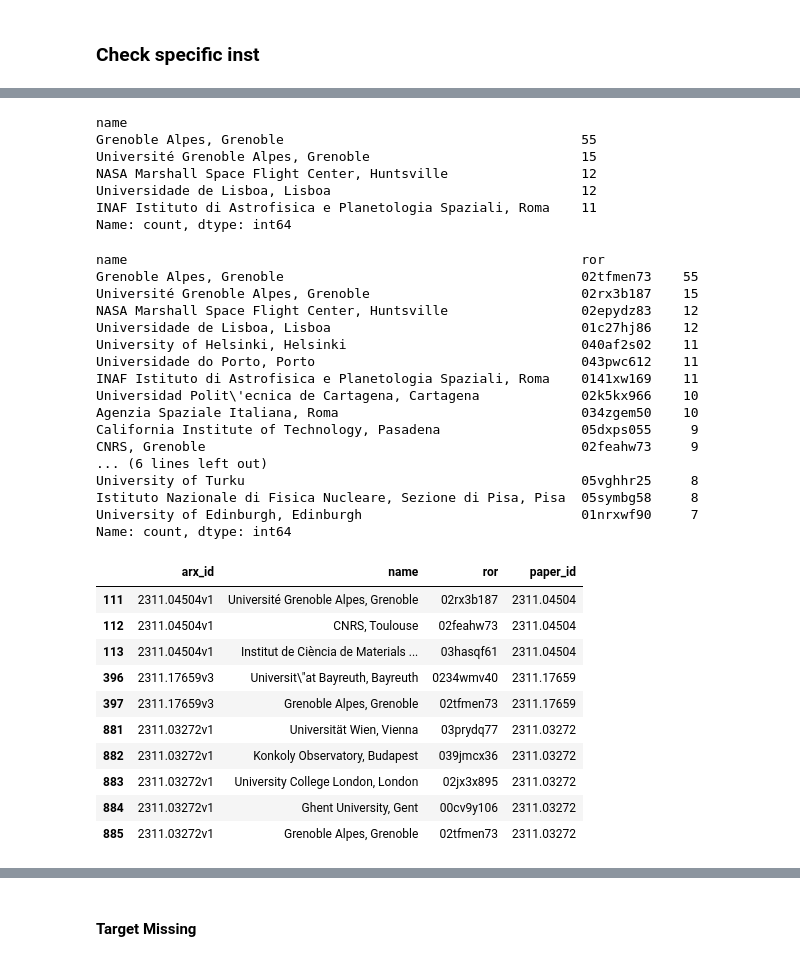
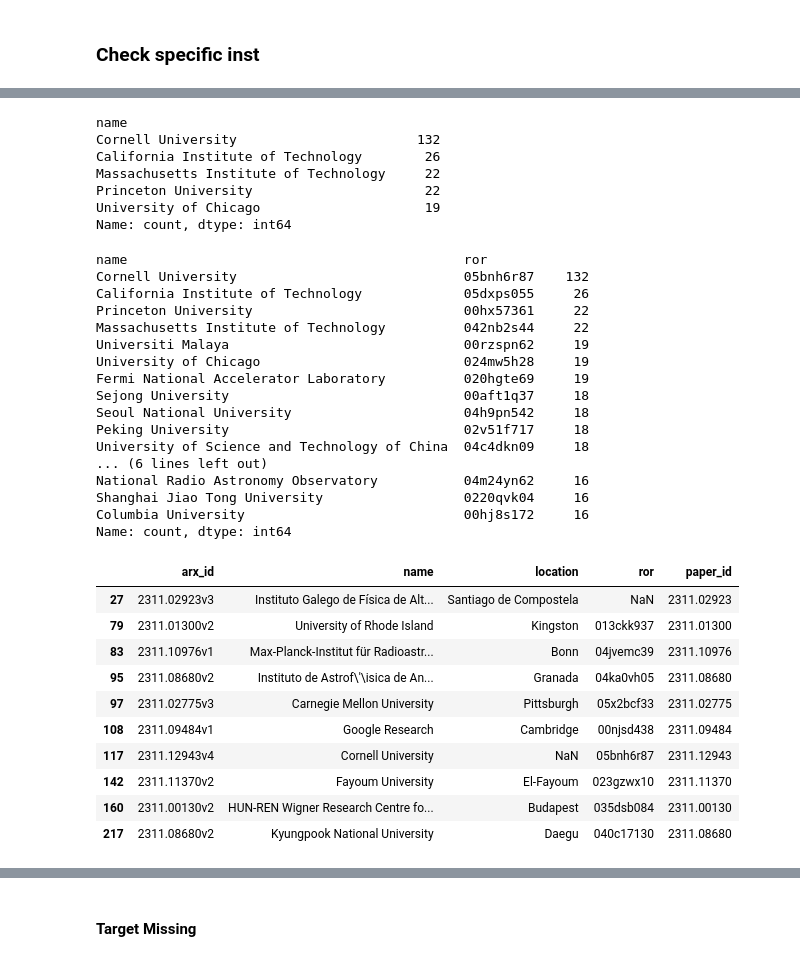
Before and after one commit to arXiv/metadata-vertexai, a Jupyter notebook: ccameron_evaluate.ipynb, the cells around one changed output, grey strips where cells are left out. Saved outputs shown, nothing was run; the diff lists cells and outputs as text; code cells hidden in the pictures.

```diff
--- a/ccameron_evaluate.ipynb
+++ b/ccameron_evaluate.ipynb
@@ -155,7 +155,7 @@ def get_children_for_ror(target_id):
 # %%
 #results_file = "gs://institutional-extract-scratch/reference/arx_ids/2311_ids.csv"
 #results_file = "gs://institutional-extract-scratch/output/2311_db_all_2025-04-28.csv.zip"
-results_file = "gs://institutional-extract-scratch/output/2311_db_json_all_2025-05-01.csv.zip"
+results_file = "gs://institutional-extract-scratch/output/2311_db_json_all_2025-05-08.csv.zip"
 # %%
 test_ids_df = pd.read_csv(results_file)
 
@@ -323,7 +323,7 @@ vip_df.head()
 # %% [markdown]
 ### Eval results
 # %%
-ror_wd_map = phase_one.ROR_FINDER.withdrawn_map
+ror_wd_map = phase_one.ROR_FINDER.withdrawn_map if phase_one.ROR_FINDER.withdrawn_map else phase_one.ROR_FINDER.build_withdrawn_map()
 ror_wd_map.get('https://ror.org/04zrf7b53')
 ror_wd_map.get('https://ror.org/02aj0kh94')
 # %% [output]
@@ -454,11 +454,17 @@ dtype: int64
 | 584 | 2311.00048v2 | Arizona State University | 03efmqc40 |
 # %%
 res_df = pd.read_csv(results_file)
+
+blacklist = set([
+      "00m2zh467", #ArXiv, which comes in via watermark
+])
+res_df = res_df[~res_df['ror'].str.isin(blacklist)]
+
 append_files = [
     #"paris-sud.csv",
     #"king-college.csv",
-    'stlouis.csv',
-    'stlouis2.csv',
+#    'stlouis.csv',
+#    'stlouis2.csv',
 ]
 for afile in append_files:
     afile_df = pd.read_csv(afile, dtype=str, index_col=None, usecols=['arx_id', 'name', 'ror'])
@@ -638,5 +634,5 @@ Name: 60104653, dtype: object
 # %%
-ror = "02rx3b187"
+ror = "05bnh6r87"
 sub_ids = get_children_for_ror(ror)
 sub_ids.append(ror)
 print(sub_ids)
@@ -660,42 +656,42 @@ res_df[res_df['ror']==ror].head()
 # %%
 named_inst = res_df[res_df['paper_id'].isin(scopus_ids)].value_counts('name', ascending=False)
 named_inst.head()
 res_df[res_df['paper_id'].isin(scopus_ids)].groupby(['name'])['ror'].value_counts(ascending=False).sort_values(ascending=False).head(20)
 res_df[res_df['paper_id'].isin(scopus_ids)].head(10)
-res_df[res_df['paper_id'].isin(scopus_ids) & res_df['name'].str.contains("Toulouse")].head(10)
+res_df[res_df['paper_id'].isin(scopus_ids) & res_df['name'].str.contains("Cornell")].head(10)
 # %% [output]
 name
-Grenoble Alpes, Grenoble                                      55
-Université Grenoble Alpes, Grenoble                           15
-NASA Marshall Space Flight Center, Huntsville                 12
-Universidade de Lisboa, Lisboa                                12
-INAF Istituto di Astrofisica e Planetologia Spaziali, Roma    11
+Cornell University                       132
+California Institute of Technology        26
+Massachusetts Institute of Technology     22
+Princeton University                      22
+University of Chicago                     19
 Name: count, dtype: int64
-name                                                          ror
-Grenoble Alpes, Grenoble                                      02tfmen73    55
-Université Grenoble Alpes, Grenoble                           02rx3b187    15
-NASA Marshall Space Flight Center, Huntsville                 02epydz83    12
-Universidade de Lisboa, Lisboa                                01c27hj86    12
-University of Helsinki, Helsinki                              040af2s02    11
-Universidade do Porto, Porto                                  043pwc612    11
-INAF Istituto di Astrofisica e Planetologia Spaziali, Roma    0141xw169    11
-Universidad Polit\'ecnica de Cartagena, Cartagena             02k5kx966    10
-Agenzia Spaziale Italiana, Roma                               034zgem50    10
-California Institute of Technology, Pasadena                  05dxps055     9
-CNRS, Grenoble                                                02feahw73     9
+name                                           ror
+Cornell University                             05bnh6r87    132
+California Institute of Technology             05dxps055     26
+Princeton University                           00hx57361     22
+Massachusetts Institute of Technology          042nb2s44     22
+Universiti Malaya                              00rzspn62     19
+University of Chicago                          024mw5h28     19
+Fermi National Accelerator Laboratory          020hgte69     19
+Sejong University                              00aft1q37     18
+Seoul National University                      04h9pn542     18
+Peking University                              02v51f717     18
+University of Science and Technology of China  04c4dkn09     18
 ... (6 lines left out)
-University of Turku                                           05vghhr25     8
-Istituto Nazionale di Fisica Nucleare, Sezione di Pisa, Pisa  05symbg58     8
-University of Edinburgh, Edinburgh                            01nrxwf90     7
+National Radio Astronomy Observatory           04m24yn62     16
+Shanghai Jiao Tong University                  0220qvk04     16
+Columbia University                            00hj8s172     16
 Name: count, dtype: int64
-|  | arx_id | name | ror | paper_id |
-| 111 | 2311.04504v1 | Université Grenoble Alpes, Grenoble | 02rx3b187 | 2311.04504 |
-| 112 | 2311.04504v1 | CNRS, Toulouse | 02feahw73 | 2311.04504 |
-| 113 | 2311.04504v1 | Institut de Ciència de Materials ... | 03hasqf61 | 2311.04504 |
-| 396 | 2311.17659v3 | Universit\"at Bayreuth, Bayreuth | 0234wmv40 | 2311.17659 |
-| 397 | 2311.17659v3 | Grenoble Alpes, Grenoble | 02tfmen73 | 2311.17659 |
-| 881 | 2311.03272v1 | Universität Wien, Vienna | 03prydq77 | 2311.03272 |
-| 882 | 2311.03272v1 | Konkoly Observatory, Budapest | 039jmcx36 | 2311.03272 |
-| 883 | 2311.03272v1 | University College London, London | 02jx3x895 | 2311.03272 |
-| 884 | 2311.03272v1 | Ghent University, Gent | 00cv9y106 | 2311.03272 |
-| 885 | 2311.03272v1 | Grenoble Alpes, Grenoble | 02tfmen73 | 2311.03272 |
+|  | arx_id | name | location | ror | paper_id |
+| 27 | 2311.02923v3 | Instituto Galego de Física de Alt... | Santiago de Compostela | NaN | 2311.02923 |
+| 79 | 2311.01300v2 | University of Rhode Island | Kingston | 013ckk937 | 2311.01300 |
+| 83 | 2311.10976v1 | Max-Planck-Institut für Radioastr... | Bonn | 04jvemc39 | 2311.10976 |
+| 95 | 2311.08680v2 | Instituto de Astrof\'\isica de An... | Granada | 04ka0vh05 | 2311.08680 |
+| 97 | 2311.02775v3 | Carnegie Mellon University | Pittsburgh | 05x2bcf33 | 2311.02775 |
+| 108 | 2311.09484v1 | Google Research | Cambridge | 00njsd438 | 2311.09484 |
+| 117 | 2311.12943v4 | Cornell University | NaN | 05bnh6r87 | 2311.12943 |
+| 142 | 2311.11370v2 | Fayoum University | El-Fayoum | 023gzwx10 | 2311.11370 |
+| 160 | 2311.00130v2 | HUN-REN Wigner Research Centre fo... | Budapest | 035dsb084 | 2311.00130 |
+| 217 | 2311.08680v2 | Kyungpook National University | Daegu | 040c17130 | 2311.08680 |
```
Also changed, not shown: parts of 14 cells of this notebook, 3 other files.
